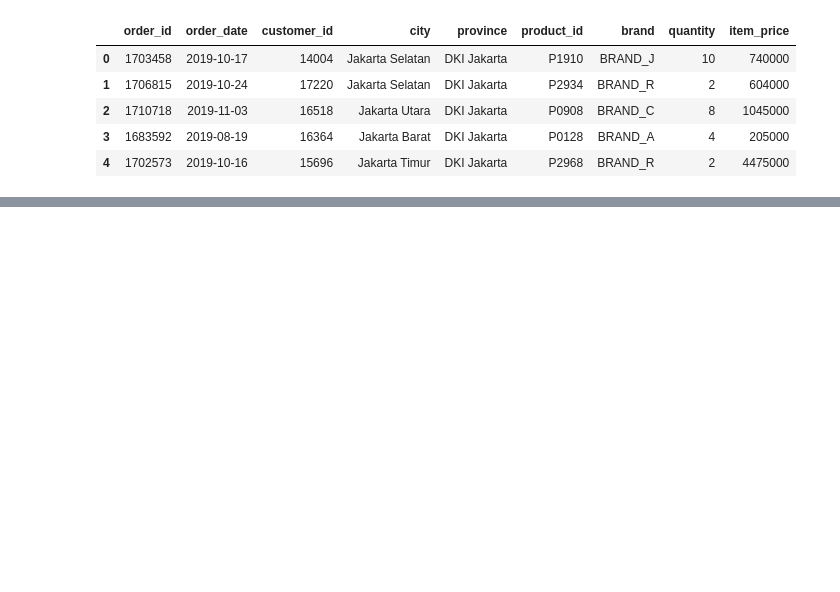
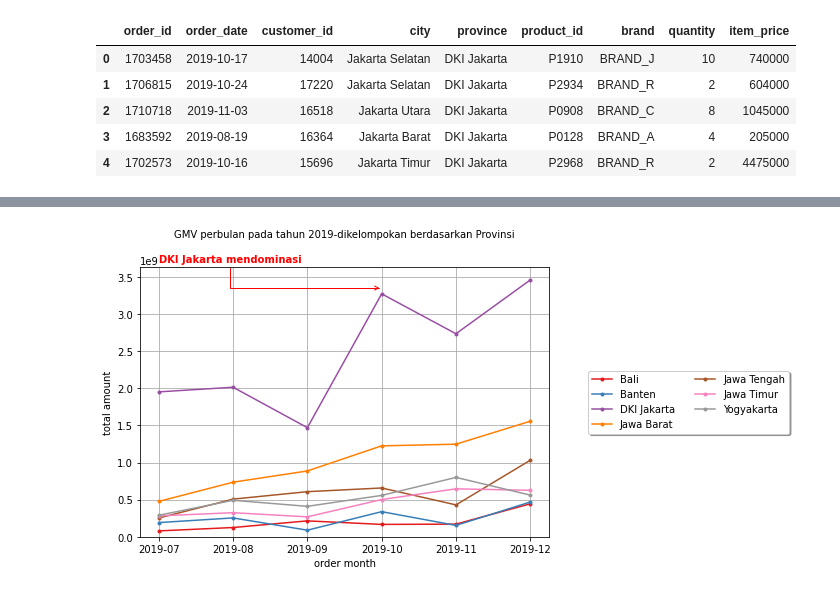
Before and after one commit to Iwanplayground/PROYEK-KECIL2AN, a Jupyter notebook: matpl1.ipynb, the cells around one changed output, grey strips where cells are left out. Drawn from its saved outputs; the diff is of its cells as text; code cells hidden in the pictures; blank space fills up the shorter version.

```diff
--- a/matpl1.ipynb
+++ b/matpl1.ipynb
@@ -36,0 +37,24 @@ df.groupby()
+# %%
+# buat multiline chart berdasar prov
+
+df.groupby(['ordermonth','province'])['gmv'].sum().unstack().plot(marker='.',cmap='Set1')
+plt.title('GMV perbulan pada tahun 2019-dikelompokan berdasarkan Provinsi',loc='center',fontsize=10,pad=30)
+plt.ylabel('total amount')
+plt.xlabel('order month')
+plt.ylim(ymin=0)
+plt.grid(color='darkgrey')
+# kustom legend
+plt.legend(loc='right', bbox_to_anchor=(1.6,0.5), shadow=True,ncol=2)
+# kita juga bisa melakukan kustom dibagian anotasinya
+plt.annotate('DKI Jakarta mendominasi', xy=(3, 3350000000),
+             xytext=(0, 3700000000), weight='bold', color='red',
+             arrowprops=dict(arrowstyle='->',
+                             connectionstyle='angle',
+                             color='red'))
+plt.gcf().set_size_inches(12, 5)
+plt.tight_layout()
+plt.show()
+
+# bisa kustom cmap ini digunakan untuk bisa mendfiniskan colour utk stiap linenya
+# %% [output]
+[figure, added]
```
Also changed, not shown: parts of 5 cells of this notebook, 1 other file.
